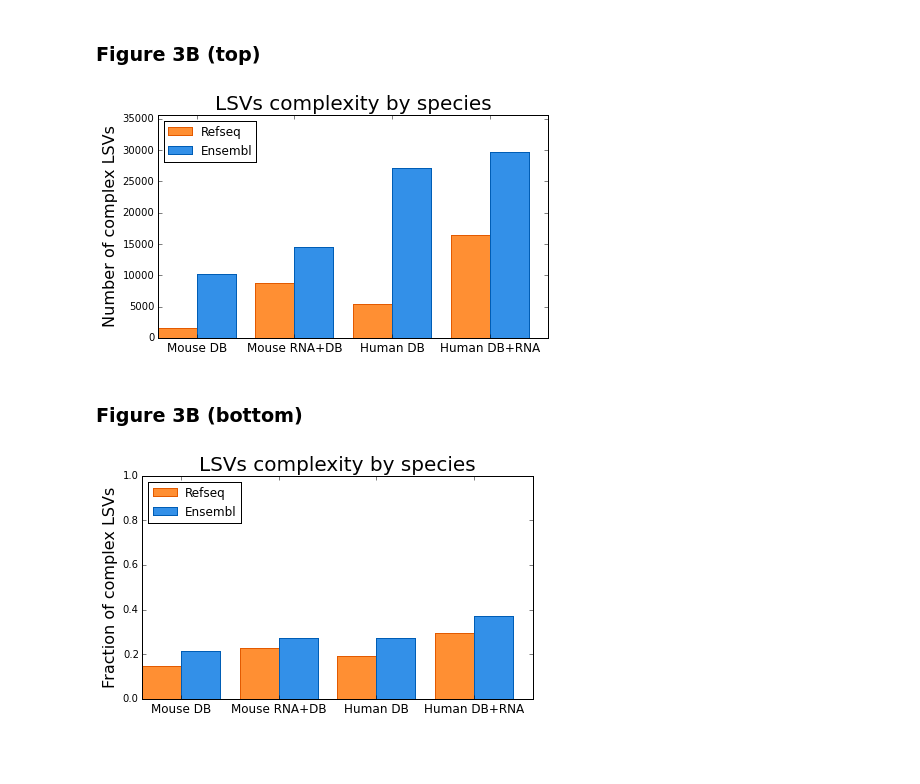
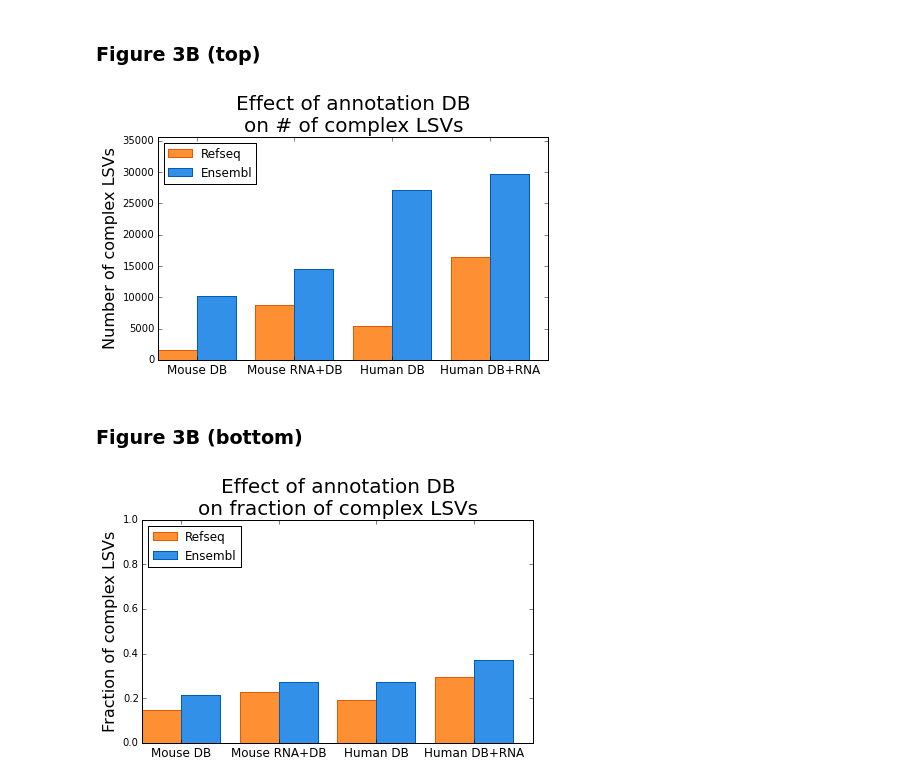
Before and after one commit to barale/majiq-voila-elife, a Jupyter notebook: ipython-nbs/figure3.ipynb, the cells around one changed output. Drawn from its saved outputs; the diff is of its cells as text; code cells hidden in the pictures; blank space fills up the shorter version.

Commit message:
Revision of figures 2D, 3 and supp. figs. associated

```diff
--- a/ipython-nbs/figure3.ipynb
+++ b/ipython-nbs/figure3.ipynb
@@ -123,35 +123,35 @@ names = ['Mouse DB', 'Mouse RNA+DB', 'Human DB', 'Human DB+RNA']
 data_ensembl = [data_anno[data_anno.species == 'ensembl_Mouse'].iloc[0],
               data_rna[data_rna.species == 'ensembl_mouse'].iloc[0],
               data_anno[data_anno.species == 'ensembl_Human'].iloc[0],
               data_rna[data_rna.species == 'ensembl_human'].iloc[0]
              ]
 data_refseq = [
     data_anno[data_anno.species == 'refseq_Mouse'].iloc[0],
     data_rna[data_rna.species == 'refseq_mouse'].iloc[0],
     data_anno[data_anno.species == 'refseq_Human'].iloc[0],
     data_rna[data_rna.species == 'refseq_human'].iloc[0]
 ]
 
 ns_ensembl = [aa['num_complex'] for aa in data_ensembl]
 ns_refseq = [aa['num_complex'] for aa in data_refseq]
 
 ind = np.arange(len(names))    # the x locations for the groups
 width = .4       # the width of the bars: can also be len(x) sequence
 
 p1 = ax1.bar(ind, ns_refseq, width, color='#FF8F33', edgecolor=color_refseq, linewidth=1)
 p2 = ax1.bar(ind+width, ns_ensembl,  width, color='#3390E8', edgecolor=color_ensembl, linewidth=1)
 
 ax1.set_ylabel('Number of complex LSVs', size=16)
 ax1.set_ylim(0,max(anno_rna_ns)+5000)
-plt.title('LSVs complexity by species', size=20)
+plt.title('Effect of annotation DB \non # of complex LSVs ', size=20)
 plt.xticks(ind+width, names, size=12)
 plt.legend( (p1[0], p2[0]), ('Refseq', 'Ensembl'), loc=2 )
 
 # plt.savefig("%s/figure3B_top.pdf"% PLOTPATH, width=300, height=300, dpi=200)
 # plt.clf()
 plt.show()
 # %% [output]
-[figure, old version]
+[figure, new version]
 # %% [markdown]
 ### Figure 3B (bottom)
 # %%
@@ -171,7 +171,7 @@ p1 = ax1.bar(ind, percs_refseq, width, color='#FF8F33', edgecolor=color_refseq,
 p2 = ax1.bar(ind+width, percs_ensembl,  width, color='#3390E8', edgecolor=color_ensembl, linewidth=1)
 
 ax1.set_ylabel('Fraction of complex LSVs', size=16)
-plt.title('LSVs complexity by species', size=20)
+plt.title('Effect of annotation DB \non fraction of complex LSVs ', size=20)
 plt.ylim([0,1])
 plt.xticks(ind+width, names, size=12)
 plt.legend( (p1[0], p2[0]), ('Refseq', 'Ensembl'), loc=2 )
@@ -180,4 +180,4 @@ plt.legend( (p1[0], p2[0]), ('Refseq', 'Ensembl'), loc=2 )
 # plt.clf()
 plt.show()
 # %% [output]
-[figure, old version]
+[figure, new version]
```
Also changed, not shown: 1 other file.
